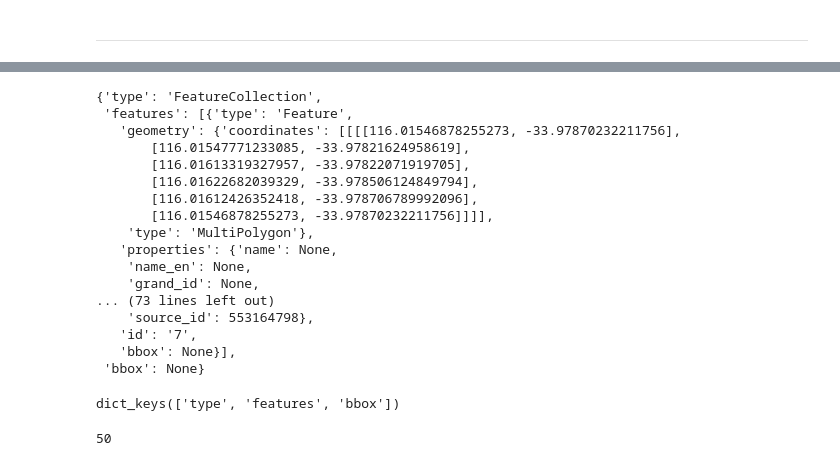
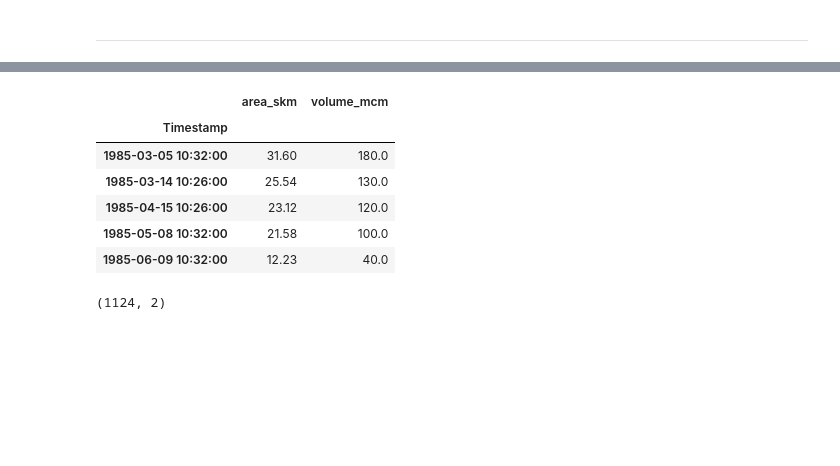
Before and after one commit to casadoj/lisflood-reservoirs, a Jupyter notebook: notebook/GlobalWaterWatch/GWW_API.ipynb, the cells around one changed output, grey strips where cells are left out. Saved outputs shown, nothing was run; the diff lists cells and outputs as text; code cells hidden in the pictures; blank space fills up the shorter version.

```diff
--- a/notebook/GlobalWaterWatch/GWW_API.ipynb
+++ b/notebook/GlobalWaterWatch/GWW_API.ipynb
@@ -100,41 +135,28 @@ res_gdf.plot()
-# %%
-import geopandas as gpd
-import json
-
-# Your GeoJSON-like dictionary
-geojson_data = { ... }  # (paste the full dictionary here)
-
-# Create a GeoDataFrame
-gdf = gpd.GeoDataFrame.from_features(geojson_data["features"])
-
-# Optionally set a CRS (usually EPSG:4326 for lat/lon)
-gdf.set_crs(epsg=4326, inplace=True)
-
-# Check the result
-print(gdf.head())
-# %% [output]
-{'type': 'FeatureCollection',
- 'features': [{'type': 'Feature',
-   'geometry': {'coordinates': [[[[116.01546878255273, -33.97870232211756],
-       [116.01547771233085, -33.97821624958619],
-       [116.01613319327957, -33.97822071919705],
-       [116.01622682039329, -33.978506124849794],
-       [116.01612426352418, -33.978706789992096],
-       [116.01546878255273, -33.97870232211756]]]],
-    'type': 'MultiPolygon'},
-   'properties': {'name': None,
-    'name_en': None,
-    'grand_id': None,
-... (73 lines left out)
-    'source_id': 553164798},
-   'id': '7',
-   'bbox': None}],
- 'bbox': None}
-# %%
-reservoirs.keys()
-# %% [output]
-dict_keys(['type', 'features', 'bbox'])
-# %%
-len(reservoirs['features'])
-# %% [output]
-50
+# %%
+area = pd.read_csv(f'./#{ID}/Surface Water Area (#{ID}).csv', parse_dates=True, index_col=0).squeeze()
+area.index = [idx[:19] for idx in area.index]
+area.index = pd.to_datetime(area.index, format='%Y-%m-%dT%H:%M:%S')
+area.name = 'area_skm'
+
+volume = pd.read_csv(f'./#{ID}/Surface Water Volume (#{ID}).csv', parse_dates=True, index_col=0).squeeze()
+volume.index = [idx[:19] for idx in volume.index]
+volume.index = pd.to_datetime(volume.index, format='%Y-%m-%dT%H:%M:%S')
+volume *= 1e3
+volume.name = 'volume_mcm'
+
+gww_raw_ts = pd.concat([area, volume], axis=1)
+gww_raw_ts.index.name = 'Timestamp'
+
+gww_raw_ts.head()
+# %% [output]
+|  | area_skm | volume_mcm |
+| Timestamp |  |  |
+| 1985-03-05 10:32:00 | 31.60 | 180.0 |
+| 1985-03-14 10:26:00 | 25.54 | 130.0 |
+| 1985-04-15 10:26:00 | 23.12 | 120.0 |
+| 1985-05-08 10:32:00 | 21.58 | 100.0 |
+| 1985-06-09 10:32:00 | 12.23 | 40.0 |
+# %%
+gww_raw_ts.shape
+# %% [output]
+(1124, 2)
```
Also changed, not shown: parts of 20 cells of this notebook.
